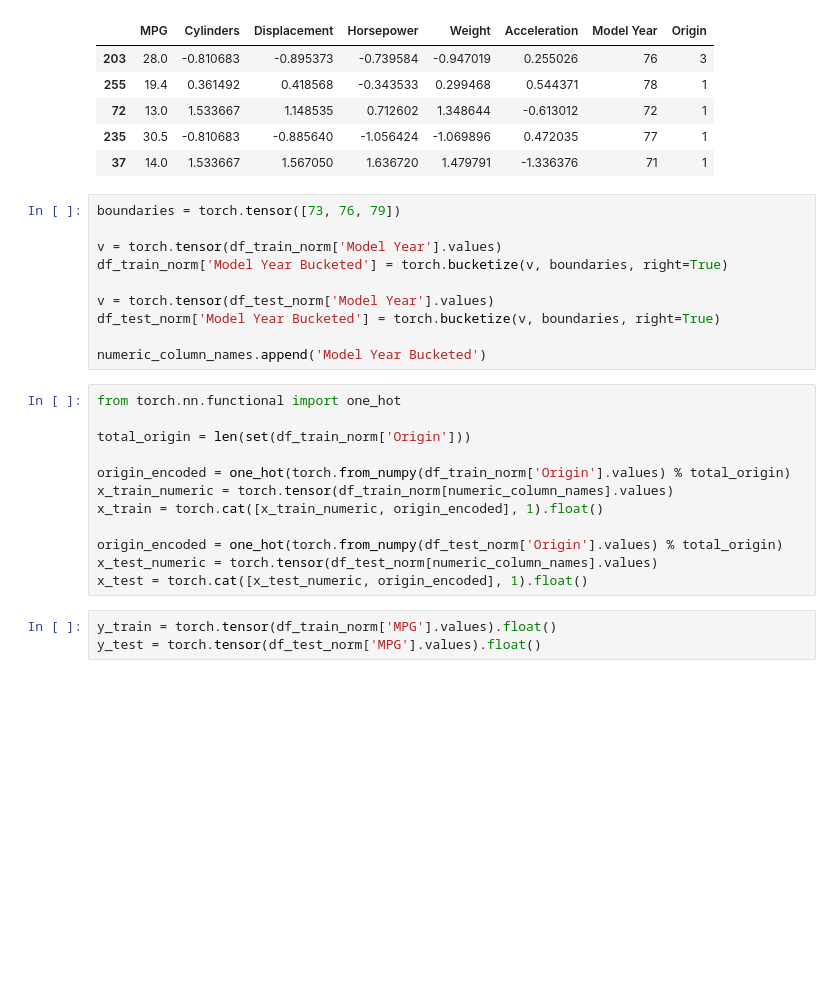
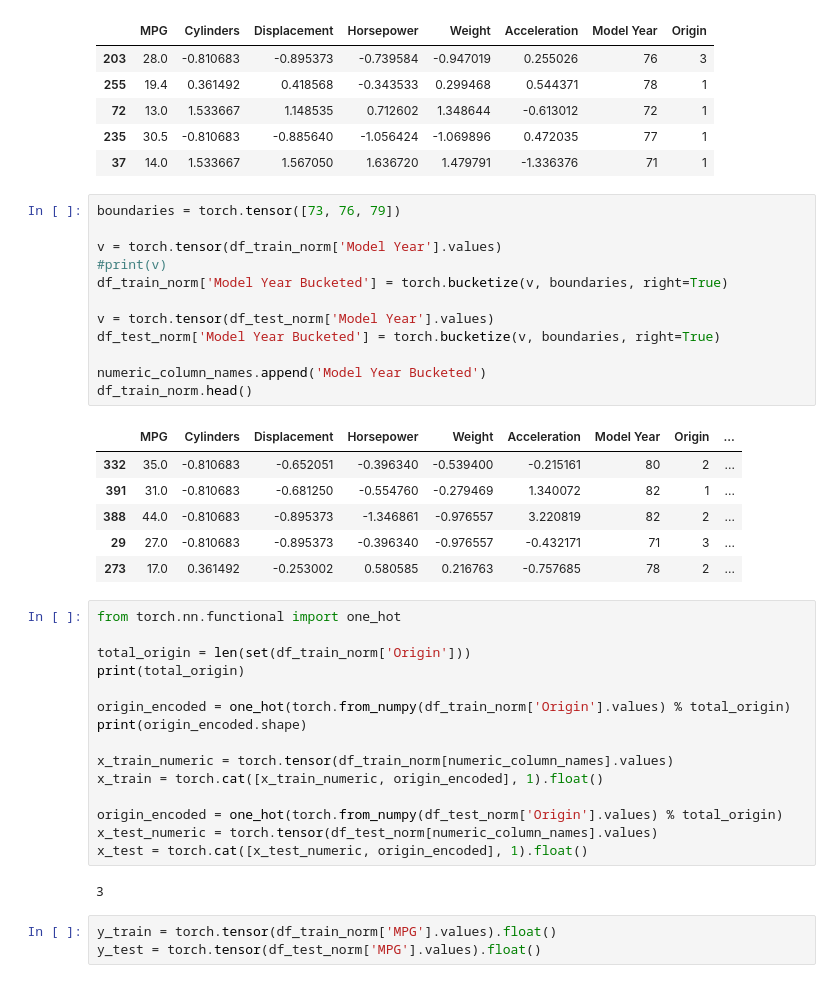
Before and after one commit to jaeohshin/PyTorch_Sklearn_rasbt, a Jupyter notebook: Car_Mileage_project.ipynb, the cells around one changed output. Cells and saved outputs as stored; diff of their text form; blank space fills up the shorter version.

```diff
--- a/Car_Mileage_project.ipynb
+++ b/Car_Mileage_project.ipynb
@@ -100,25 +100,39 @@ df_train_norm.tail()
 # %%
 boundaries = torch.tensor([73, 76, 79])
 
 v = torch.tensor(df_train_norm['Model Year'].values)
+#print(v)
 df_train_norm['Model Year Bucketed'] = torch.bucketize(v, boundaries, right=True)
 
 v = torch.tensor(df_test_norm['Model Year'].values)
 df_test_norm['Model Year Bucketed'] = torch.bucketize(v, boundaries, right=True)
 
 numeric_column_names.append('Model Year Bucketed')
+df_train_norm.head()
+# %% [output]
+|  | MPG | Cylinders | Displacement | Horsepower | Weight | Acceleration | Model Year | Origin | ... |
+| 332 | 35.0 | -0.810683 | -0.652051 | -0.396340 | -0.539400 | -0.215161 | 80 | 2 | ... |
+| 391 | 31.0 | -0.810683 | -0.681250 | -0.554760 | -0.279469 | 1.340072 | 82 | 1 | ... |
+| 388 | 44.0 | -0.810683 | -0.895373 | -1.346861 | -0.976557 | 3.220819 | 82 | 2 | ... |
+| 29 | 27.0 | -0.810683 | -0.895373 | -0.396340 | -0.976557 | -0.432171 | 71 | 3 | ... |
+| 273 | 17.0 | 0.361492 | -0.253002 | 0.580585 | 0.216763 | -0.757685 | 78 | 2 | ... |
 # %%
 from torch.nn.functional import one_hot
 
 total_origin = len(set(df_train_norm['Origin']))
+print(total_origin)
 
 origin_encoded = one_hot(torch.from_numpy(df_train_norm['Origin'].values) % total_origin)
+print(origin_encoded.shape)
+
 x_train_numeric = torch.tensor(df_train_norm[numeric_column_names].values)
 x_train = torch.cat([x_train_numeric, origin_encoded], 1).float()
 
 origin_encoded = one_hot(torch.from_numpy(df_test_norm['Origin'].values) % total_origin)
 x_test_numeric = torch.tensor(df_test_norm[numeric_column_names].values)
 x_test = torch.cat([x_test_numeric, origin_encoded], 1).float()
+# %% [output]
+3
 # %%
 y_train = torch.tensor(df_train_norm['MPG'].values).float()
 y_test = torch.tensor(df_test_norm['MPG'].values).float()
```
Also changed, not shown: parts of 6 cells of this notebook.
